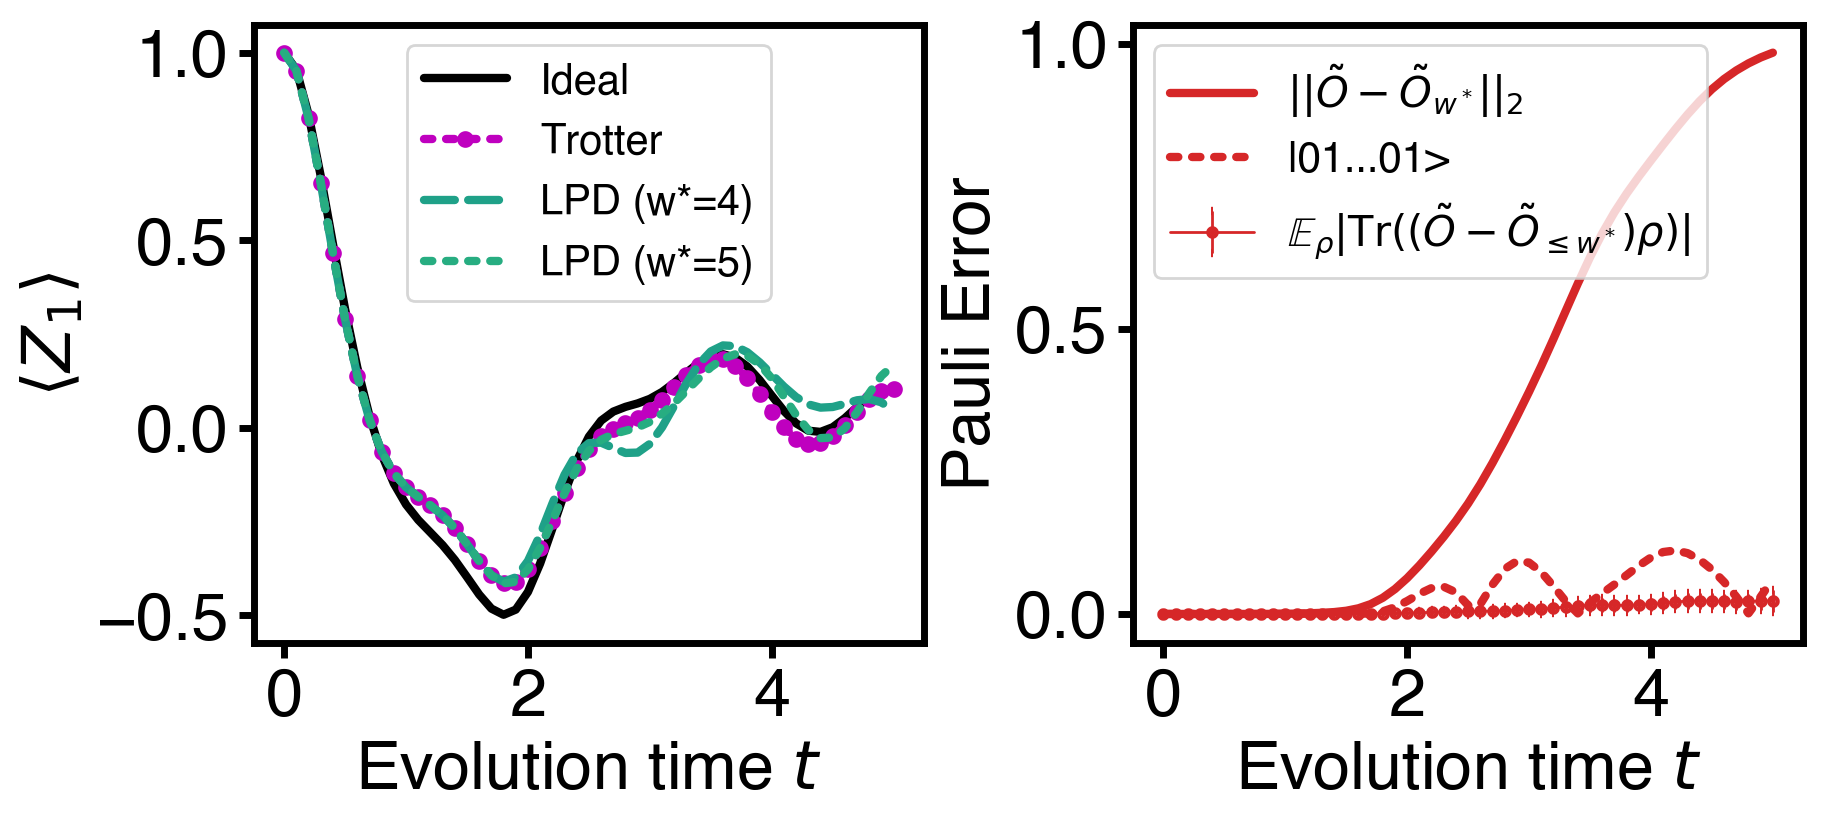
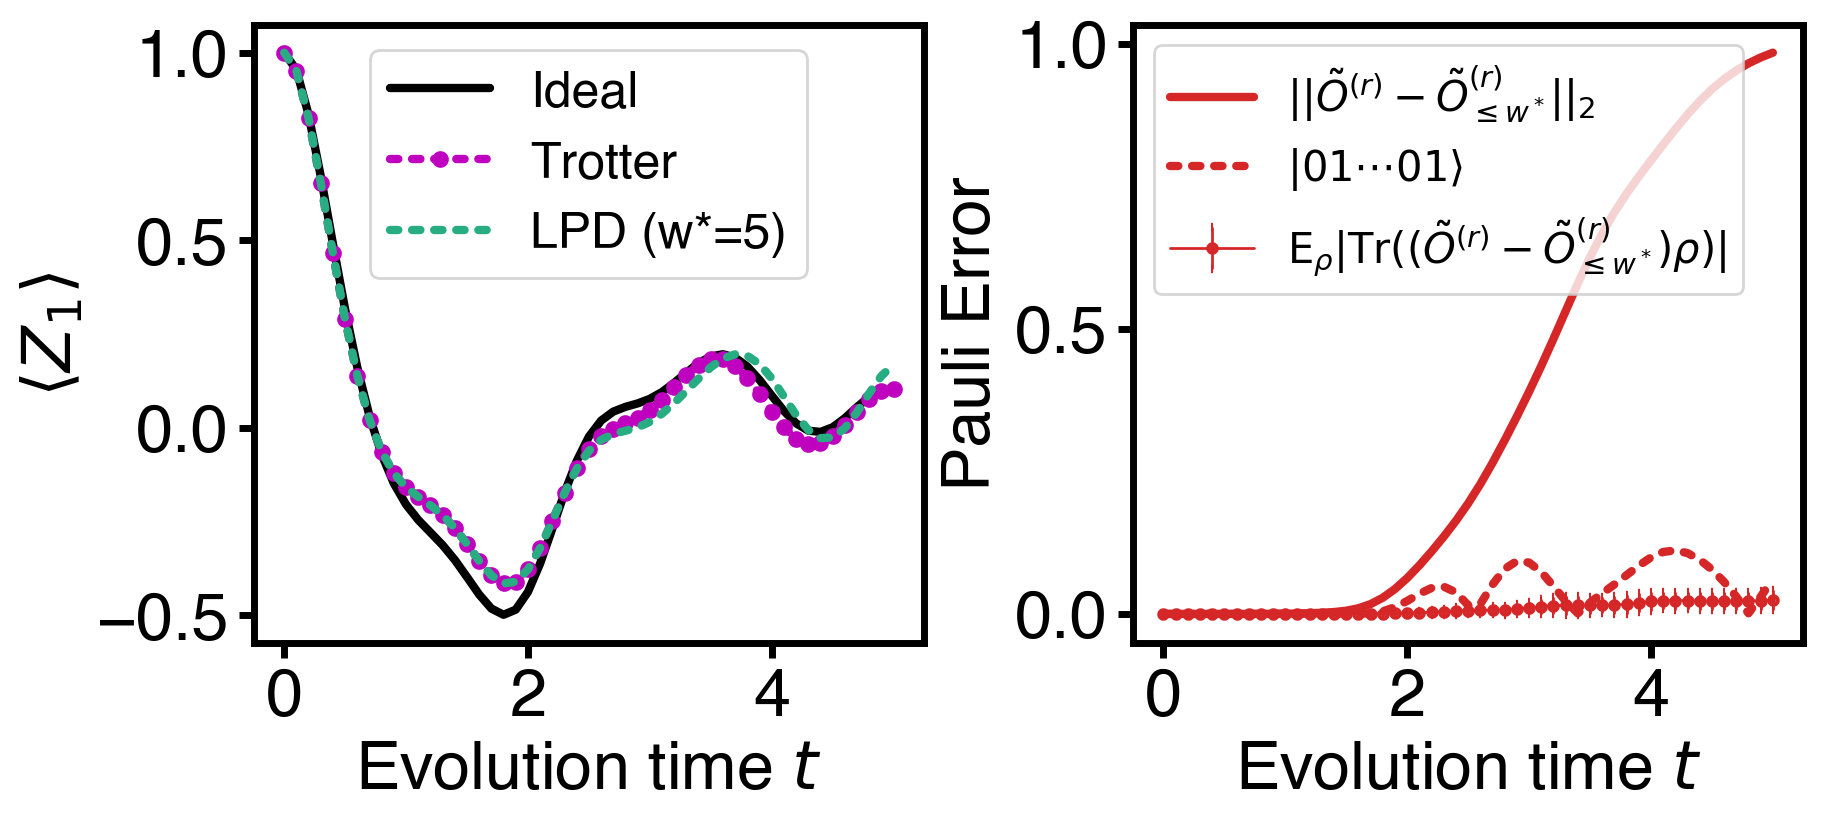
The notebook cell's code change between the first figure and the second:
--- before
+++ after
@@ -9,14 +9,14 @@
 axes[0].plot(t_dense_list, ideal_expvals, '-', label='Ideal', c='k')
 axes[0].plot(t_list, trott_expvals, ':.', label='Trotter', c='m', ms=6)
-axes[0].plot(t_list, res.real, '--', label=f'LPD (w*={w_thres})', c=colors[w_thres-1])
+# axes[0].plot(t_list, res.real, '--', label=f'LPD (w*={w_thres})', c=colors[w_thres-1])
 axes[0].plot(t_list, res1.real, ':', label=f'LPD (w*={w_thres+1})', c=colors[w_thres])
 axes[0].set_xlabel(rf'Evolution time $t$'); 
 axes[0].set_ylabel(rf'$\langle Z_1 \rangle$')
-axes[0].legend(loc='upper center', fontsize='small', ncol=1)
+axes[0].legend(loc='upper center', fontsize=18, ncol=1)
 # axes[0,0].set_title(rf'{H_model}, n={n}, t={t}, r={r}, init={init_state_str[:2]}')
 
-axes[1].plot(t_list, pauli_diff_fnorm, '-', label=r'$||\tilde{O}-\tilde{O}_{ w^*}||_2$', c='tab:red')
-axes[1].errorbar(t_list, np.array(expvals_pauli_diff).mean(axis=1), yerr=np.array(expvals_pauli_diff).std(axis=1), fmt='.-', label=r'$\mathbb{E}_{\rho}|\text{Tr}((\tilde{O}-\tilde{O}_{\leq w^*})\rho)|$', c='tab:red', capsize=0.5, lw=1, ms=3)
-axes[1].plot(t_list, abs(trott_expvals-res), ':', label=f'|01...01>', c='tab:red')
+axes[1].plot(t_list, pauli_diff_fnorm, '-', label=r'$||\tilde{O}^{(r)}-\tilde{O}^{(r)}_{\leq  w^*}||_2$', c='tab:red')
+axes[1].errorbar(t_list, np.array(expvals_pauli_diff).mean(axis=1), yerr=np.array(expvals_pauli_diff).std(axis=1), fmt='.-', label=r'$\mathbb{\text{E}}_{\rho}|\text{Tr}((\tilde{O}^{(r)}-\tilde{O}^{(r)}_{\leq w^*})\rho)|$', c='tab:red', capsize=0.5, lw=1, ms=3)
+axes[1].plot(t_list, abs(trott_expvals-res), ':', label=r'$|01\cdots 01\rangle $', c='tab:red')
 axes[1].set_ylabel(rf'Pauli Error'); axes[1].legend(loc='upper left', fontsize='small')
 axes[1].set_xlabel(rf'Evolution time $t$'); 

Commit: update PF2